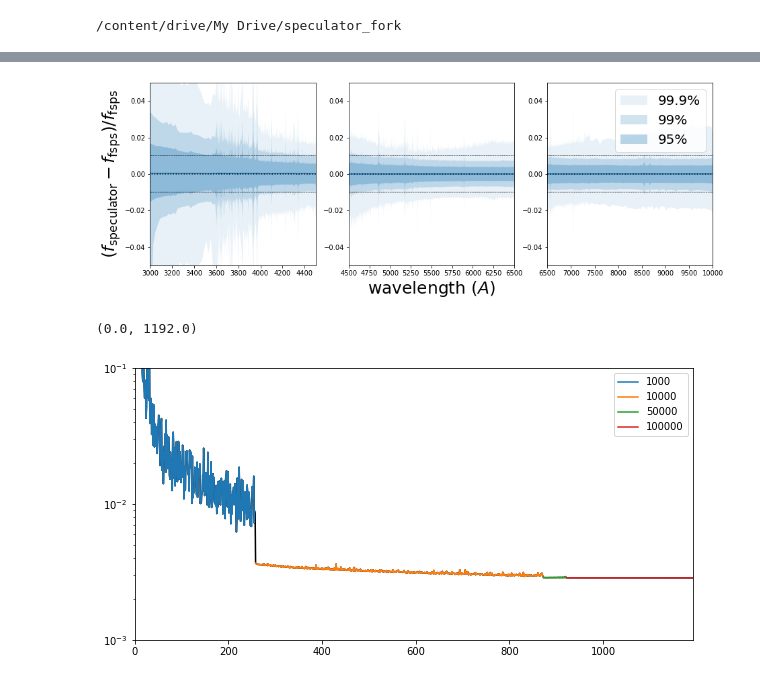
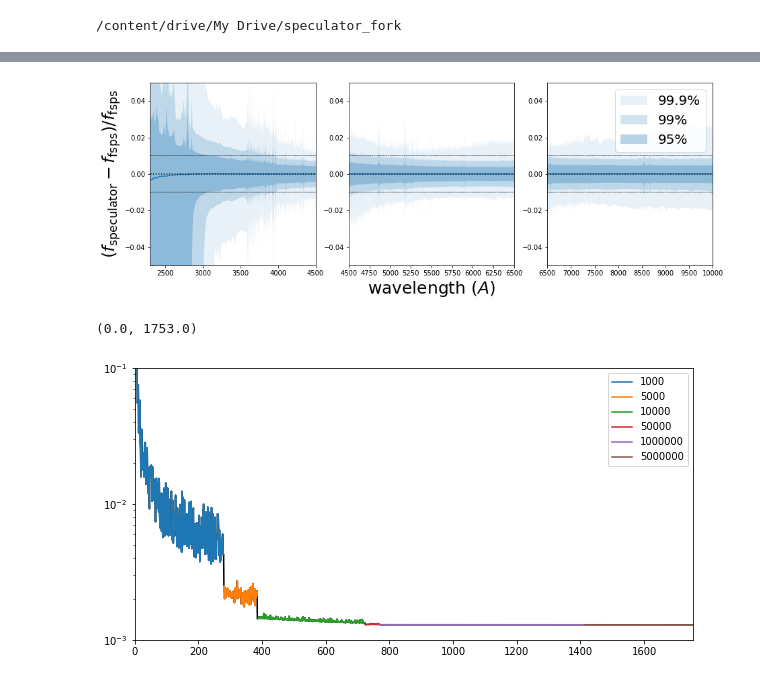
Before and after one commit to changhoonhahn/gqp_mc, a Jupyter notebook: nb/validate_trained_desi_complexdust_speculator_wavebins.ipynb, the cells around one changed output, grey strips where cells are left out. Drawn from its saved outputs; the diff is of its cells as text; code cells hidden in the pictures.

```diff
--- a/nb/validate_trained_desi_complexdust_speculator_wavebins.ipynb
+++ b/nb/validate_trained_desi_complexdust_speculator_wavebins.ipynb
@@ -28,8 +28,8 @@ wave_bin2 = (wave >= 6500)
 wave_bins = [wave_bin0, wave_bin1, wave_bin2]
 # %%
 n_param = 10
-n_pcas  = [40, 30, 30]
-N_trains = [int(2e6), int(5e6), int(5e6)]
+n_pcas  = [50, 30, 30]
+N_trains = [int(5e6), int(5e6), int(5e6)]
 # %%
 speculators = [Speculator(restore=True, restore_filename='_DESI_complexdust_model.Ntrain%i.wave_bin%i.pca%i.log' % (N_train, n_wave, n_pcas[n_wave])) for n_wave, N_train in enumerate(N_trains)]
 # %%
@@ -62,34 +59,34 @@ WARNING:tensorflow:6 out of the last 6 calls to <function Speculator.call at 0x.
 # %%
 # more quantitative accuracy test of the Speculator model
 frac_dspectrum = (spectrum_spec - spectrum_test) / spectrum_test
 frac_dspectrum_quantiles = np.nanquantile(frac_dspectrum,
         [0.0005, 0.005, 0.025, 0.5, 0.975, 0.995, 0.9995], axis=0)
 
 fig = plt.figure(figsize=(15,5))
 for iwave in range(len(wave_bins)):
   sub = fig.add_subplot(1,3,iwave+1)
   sub.fill_between(waves, frac_dspectrum_quantiles[0],
           frac_dspectrum_quantiles[6], fc='C0', ec='none', alpha=0.1, label='99.9%')
   sub.fill_between(waves, frac_dspectrum_quantiles[1],
           frac_dspectrum_quantiles[5], fc='C0', ec='none', alpha=0.2, label='99%')
   sub.fill_between(waves, frac_dspectrum_quantiles[2],
           frac_dspectrum_quantiles[4], fc='C0', ec='none', alpha=0.3, label='95%')
   sub.plot(waves, frac_dspectrum_quantiles[3], c='C0', ls='-')
   sub.plot(waves, np.zeros(len(waves)), c='k', ls=':')
   sub.plot(waves, 0.01 * np.ones(len(waves)), c='k', ls='--', lw=0.5)
   sub.plot(waves, -0.01 * np.ones(len(waves)), c='k', ls='--', lw=0.5)
   if iwave == len(wave_bins) - 1: sub.legend(loc='upper right', fontsize=20)
-  if iwave == 0: sub.set_xlim(3e3, 4.5e3)
+  if iwave == 0: sub.set_xlim(2.3e3, 4.5e3)
   elif iwave == 1:
     sub.set_xlabel('wavelength ($A$)', fontsize=25)
     sub.set_xlim(4.5e3, 6.5e3)
   elif iwave == 2: sub.set_xlim(6.5e3, 1e4)
   if iwave == 0: sub.set_ylabel(r'$(f_{\rm speculator} - f_{\rm fsps})/f_{\rm fsps}$', fontsize=25)
   sub.set_ylim(-0.05, 0.05)
 fig.savefig('validate_desi_complexdust.Ntrain%s.wave_bins.pca%s.png' %
           ('_'.join([str(N_train) for N_train in N_trains]), '_'.join([str(n_pca) for n_pca in n_pcas])), bbox_inches='tight')
 # %% [output]
-[figure, old version]
+[figure, new version]
 # %%
 loss = np.loadtxt('DESI_complexdust_model.Ntrain%i.wave_bin%i.pca%i.loss.dat' % (N_trains[0], 0, n_pcas[0]))
 
@@ -105,5 +102,5 @@ sub.set_yscale('log')
 sub.set_ylim(1e-3, 0.1)
 sub.set_xlim(0, loss.shape[0])
 # %% [output]
-(0.0, 1192.0)
+(0.0, 1753.0)
-[figure, old version]
+[figure, new version]
```
Also changed, not shown: parts of 1 cell of this notebook.
